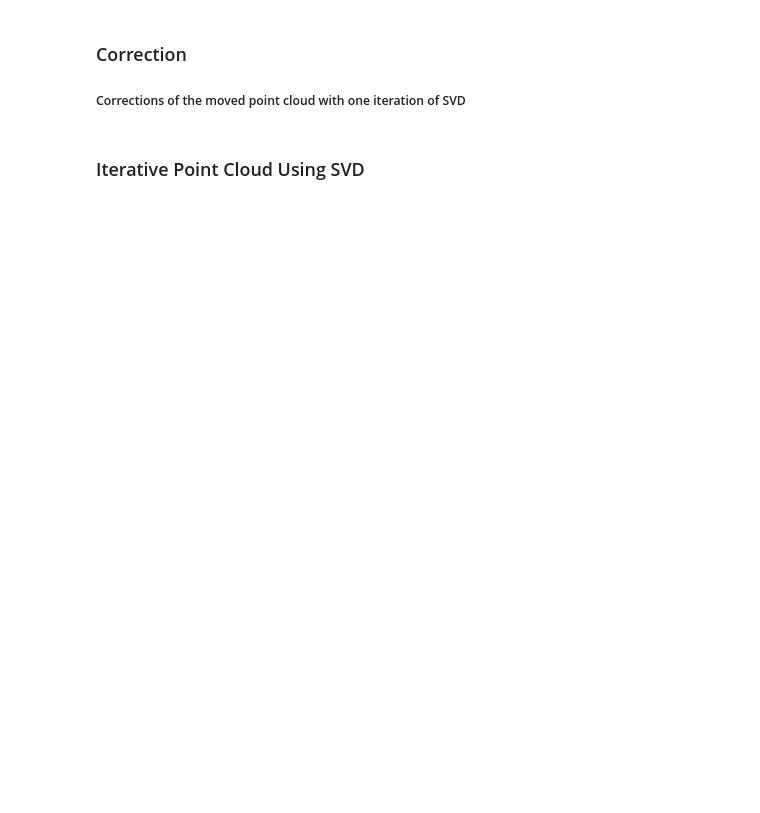
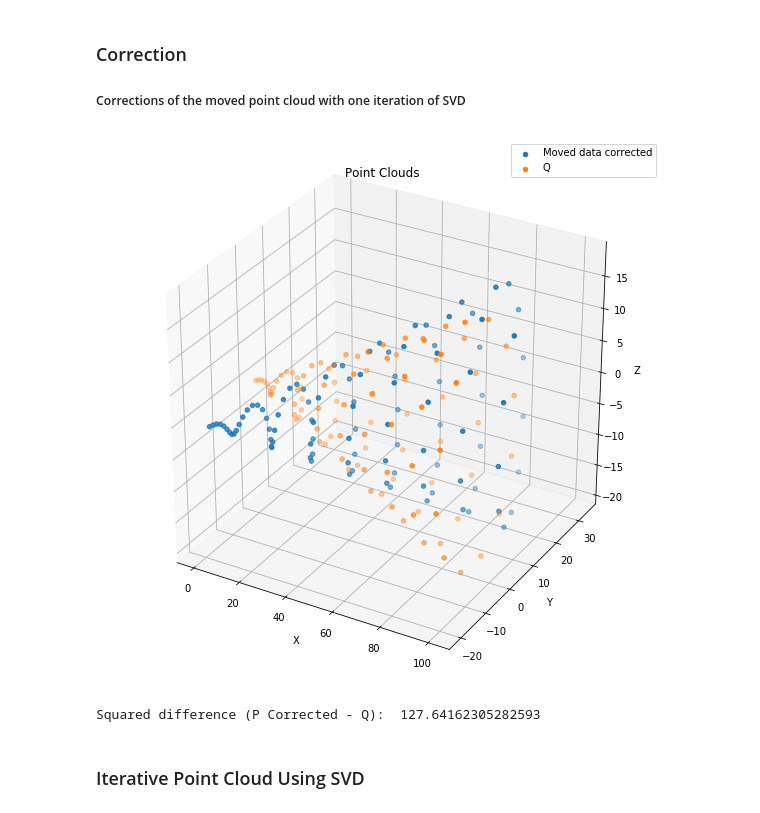
Before and after one commit to JyotiSunkara/ICP, a Jupyter notebook: Iterative Closest Point Using Singular Value Decomposition.ipynb, the cells around one changed output. Drawn from its saved outputs; the diff is of its cells as text; code cells hidden in the pictures; blank space fills up the shorter version.

```diff
--- a/Iterative Closest Point Using Singular Value Decomposition.ipynb
+++ b/Iterative Closest Point Using Singular Value Decomposition.ipynb
@@ -182,9 +200,12 @@ print("t : \n", tfound)
 # %%
 '''Correct the moved data using the obatined R and t'''
 Pcorrected = Rfound.dot(P) + tfound
-ax = plotData(Pcorrected, Q, 'Moved data corrected', 'Q')
+plotData(Pcorrected, Q, 'Moved data corrected', 'Q')
 plt.show()
 print("Squared difference (P Corrected - Q): ", np.linalg.norm(Pcorrected - Q))
+# %% [output]
+[figure, added]
+Squared difference (P Corrected - Q):  127.64162305282593
 # %% [markdown]
 ### Iterative Point Cloud Using SVD
 # %%
```
Also changed, not shown: parts of 7 cells of this notebook, 3 other files.
